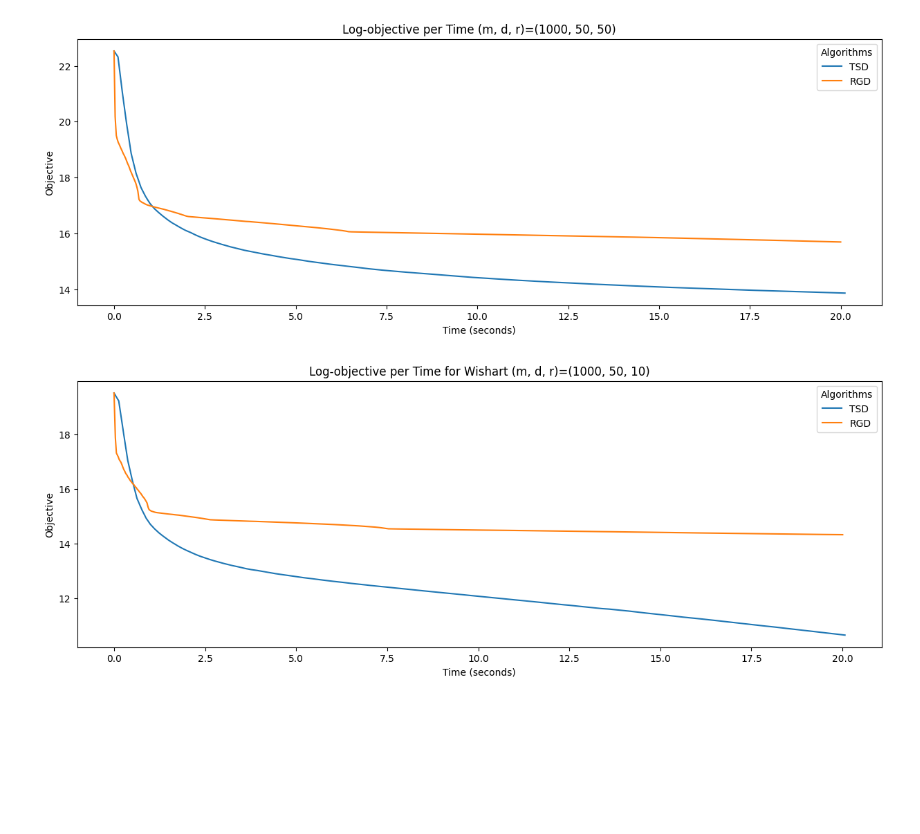
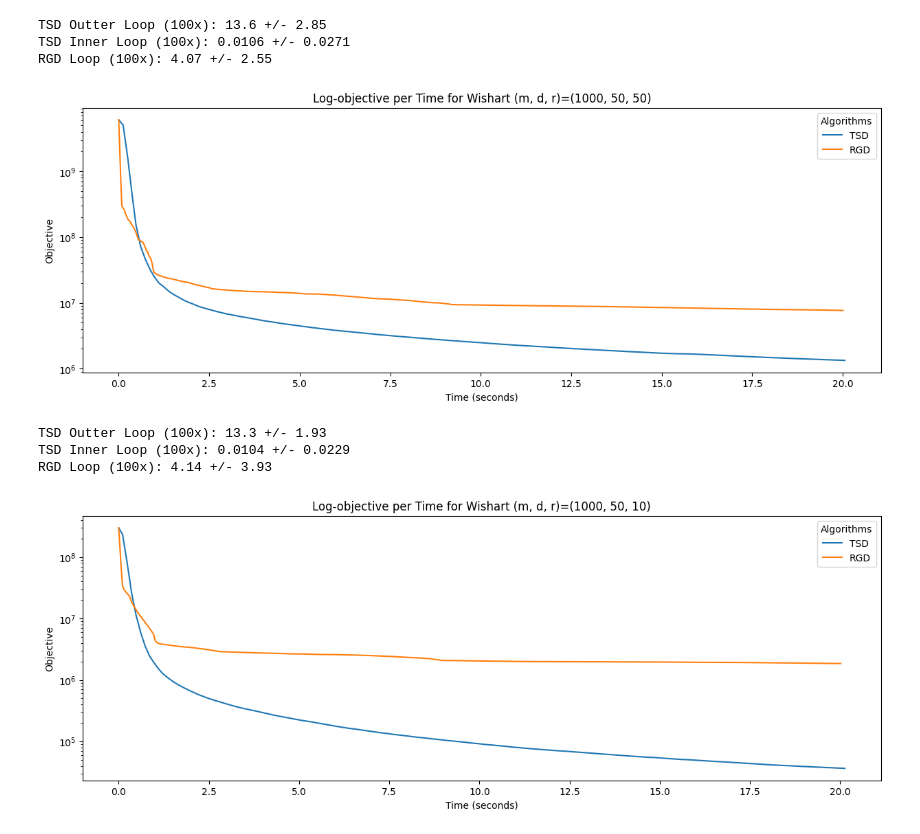
Before and after one commit to bgmello/tsd, a Jupyter notebook: analysis.ipynb, the cells around one changed output. Cells and saved outputs as stored; diff of their text form; code cells hidden in the pictures; blank space fills up the shorter version.

Commit message:
addiding analysis of inner tsd time

```diff
--- a/analysis.ipynb
+++ b/analysis.ipynb
@@ -9,27 +9,41 @@ with open('wishart_1000_50_50.json') as f:
 
 fig, ax = plt.subplots(figsize=[15, 5])
 
-sns.lineplot(y=np.log(df['tsd_objective']), x=np.cumsum(df['tsd_time']), label='TSD', ax=ax)
-sns.lineplot(y=np.log(df['rgd_objective']), x=np.cumsum(df['rgd_time']), label='RGD', ax=ax)
+sns.lineplot(y=df['tsd_objective'], x=np.cumsum(df['tsd_time']), label='TSD', ax=ax)
+sns.lineplot(y=df['rgd_objective'], x=np.cumsum(df['rgd_time']), label='RGD', ax=ax)
 
+ax.set(yscale="log")
 ax.legend(title='Algorithms')
 ax.set_xlabel('Time (seconds)')
 ax.set_ylabel('Objective')
 ax.set_title('Log-objective per Time for Wishart (m, d, r)=(1000, 50, 50)');
+print(f"TSD Outter Loop (100x): {100*np.mean(df['tsd_time']):.3} +/- {100*np.std(df['tsd_time']):.3}")
+print(f"TSD Inner Loop (100x): {100*np.mean(df['tsd_inner_time']):.3} +/- {100*np.std(df['tsd_inner_time']):.3}")
+print(f"RGD Loop (100x): {100*np.mean(df['rgd_time']):.3} +/- {100*np.std(df['rgd_time']):.3}")
 # %% [output]
+TSD Outter Loop (100x): 13.6 +/- 2.85
+TSD Inner Loop (100x): 0.0106 +/- 0.0271
+RGD Loop (100x): 4.07 +/- 2.55
-[figure, old version]
+[figure, new version]
 # %%
 with open('wishart_1000_50_10.json') as f:
     df = json.loads(f.read())
 
 fig, ax = plt.subplots(figsize=[15, 5])
 
-sns.lineplot(y=np.log(df['tsd_objective']), x=np.cumsum(df['tsd_time']), label='TSD', ax=ax)
-sns.lineplot(y=np.log(df['rgd_objective']), x=np.cumsum(df['rgd_time']), label='RGD', ax=ax)
+sns.lineplot(y=df['tsd_objective'], x=np.cumsum(df['tsd_time']), label='TSD', ax=ax)
+sns.lineplot(y=df['rgd_objective'], x=np.cumsum(df['rgd_time']), label='RGD', ax=ax)
 
+ax.set(yscale="log")
 ax.legend(title='Algorithms')
 ax.set_xlabel('Time (seconds)')
 ax.set_ylabel('Objective')
 ax.set_title('Log-objective per Time for Wishart (m, d, r)=(1000, 50, 10)');
+print(f"TSD Outter Loop (100x): {100*np.mean(df['tsd_time']):.3} +/- {100*np.std(df['tsd_time']):.3}")
+print(f"TSD Inner Loop (100x): {100*np.mean(df['tsd_inner_time']):.3} +/- {100*np.std(df['tsd_inner_time']):.3}")
+print(f"RGD Loop (100x): {100*np.mean(df['rgd_time']):.3} +/- {100*np.std(df['rgd_time']):.3}")
 # %% [output]
+TSD Outter Loop (100x): 13.3 +/- 1.93
+TSD Inner Loop (100x): 0.0104 +/- 0.0229
+RGD Loop (100x): 4.14 +/- 3.93
-[figure, old version]
+[figure, new version]
```
Also changed, not shown: 2 other files.
